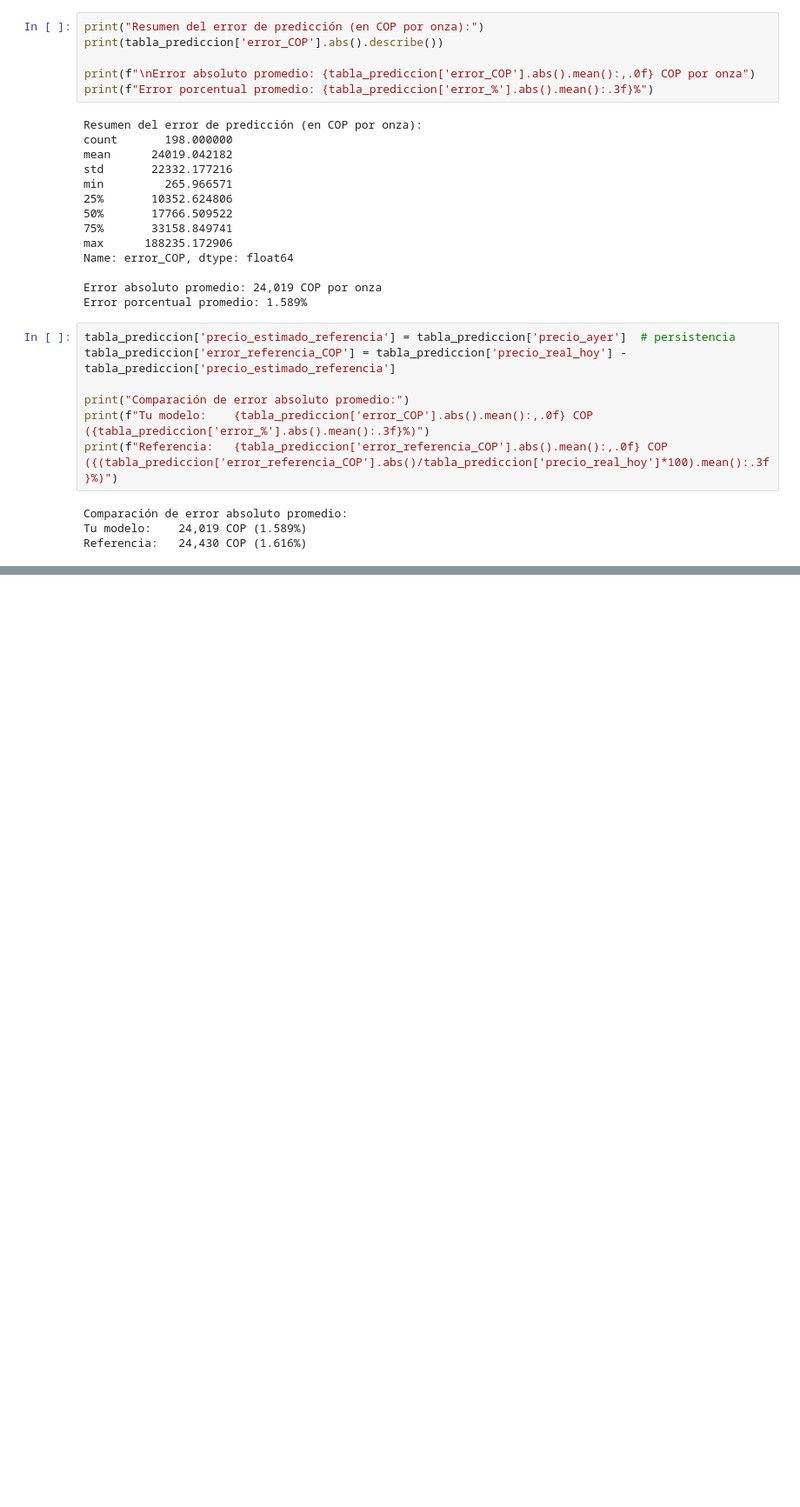
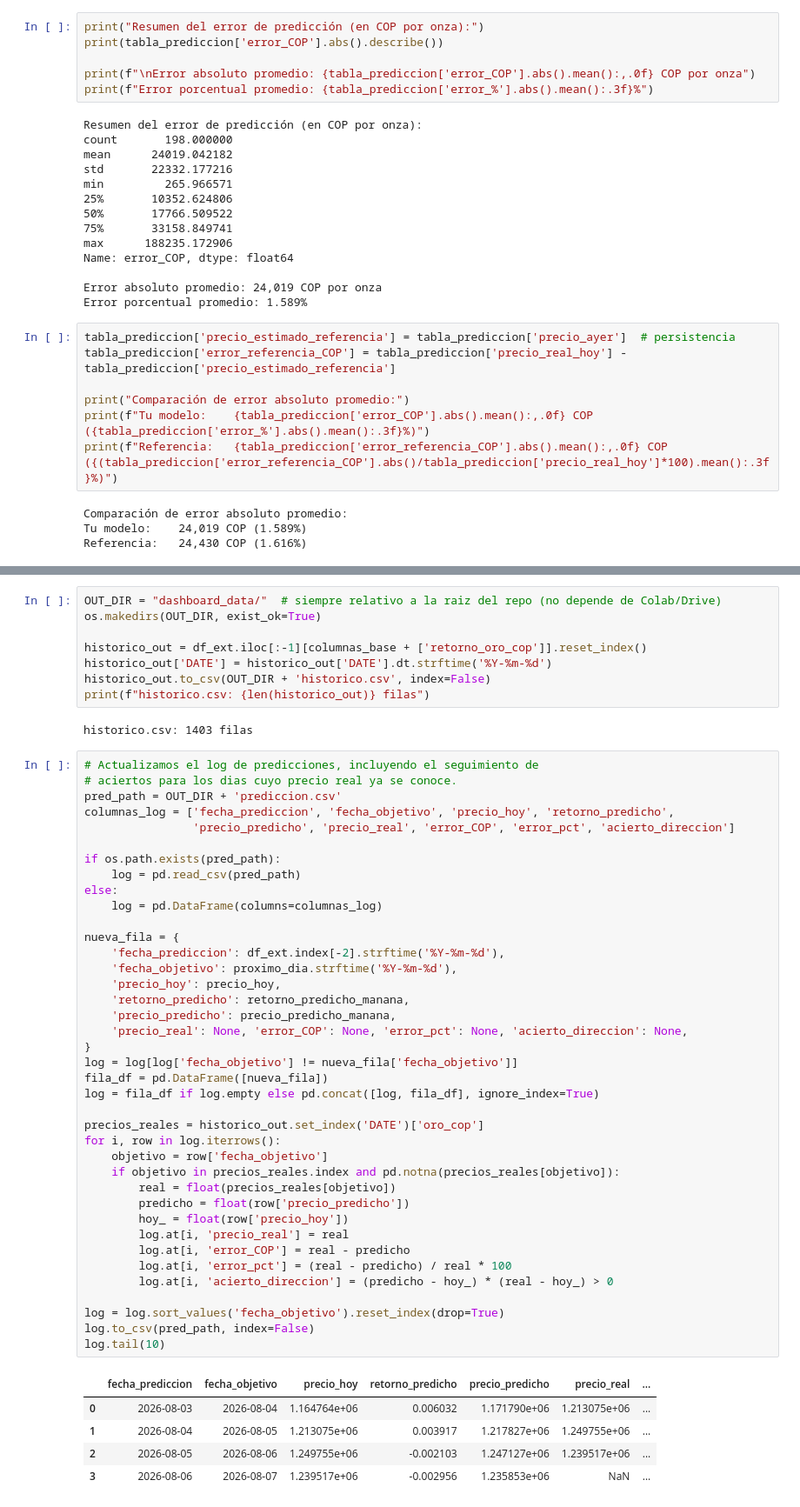
Before and after one commit to michaelsteven1299/proyecto_michael-, a Jupyter notebook: src/04_modelo.ipynb, the cells around one changed output, grey strips where cells are left out. Shown at 87% size. Drawn from its saved outputs; the diff is of its cells as text; blank space fills up the shorter version.

```diff
--- a/src/04_modelo.ipynb
+++ b/src/04_modelo.ipynb
@@ -438,0 +538,55 @@ plt.show()
+# %%
+OUT_DIR = "dashboard_data/"  # siempre relativo a la raiz del repo (no depende de Colab/Drive)
+os.makedirs(OUT_DIR, exist_ok=True)
+
+historico_out = df_ext.iloc[:-1][columnas_base + ['retorno_oro_cop']].reset_index()
+historico_out['DATE'] = historico_out['DATE'].dt.strftime('%Y-%m-%d')
+historico_out.to_csv(OUT_DIR + 'historico.csv', index=False)
+print(f"historico.csv: {len(historico_out)} filas")
+# %% [output]
+historico.csv: 1403 filas
+# %%
+# Actualizamos el log de predicciones, incluyendo el seguimiento de
+# aciertos para los dias cuyo precio real ya se conoce.
+pred_path = OUT_DIR + 'prediccion.csv'
+columnas_log = ['fecha_prediccion', 'fecha_objetivo', 'precio_hoy', 'retorno_predicho',
+                'precio_predicho', 'precio_real', 'error_COP', 'error_pct', 'acierto_direccion']
+
+if os.path.exists(pred_path):
+    log = pd.read_csv(pred_path)
+else:
+    log = pd.DataFrame(columns=columnas_log)
+
+nueva_fila = {
+    'fecha_prediccion': df_ext.index[-2].strftime('%Y-%m-%d'),
+    'fecha_objetivo': proximo_dia.strftime('%Y-%m-%d'),
+    'precio_hoy': precio_hoy,
+    'retorno_predicho': retorno_predicho_manana,
+    'precio_predicho': precio_predicho_manana,
+    'precio_real': None, 'error_COP': None, 'error_pct': None, 'acierto_direccion': None,
+}
+log = log[log['fecha_objetivo'] != nueva_fila['fecha_objetivo']]
+fila_df = pd.DataFrame([nueva_fila])
+log = fila_df if log.empty else pd.concat([log, fila_df], ignore_index=True)
+
+precios_reales = historico_out.set_index('DATE')['oro_cop']
+for i, row in log.iterrows():
+    objetivo = row['fecha_objetivo']
+    if objetivo in precios_reales.index and pd.notna(precios_reales[objetivo]):
+        real = float(precios_reales[objetivo])
+        predicho = float(row['precio_predicho'])
+        hoy_ = float(row['precio_hoy'])
+        log.at[i, 'precio_real'] = real
+        log.at[i, 'error_COP'] = real - predicho
+        log.at[i, 'error_pct'] = (real - predicho) / real * 100
+        log.at[i, 'acierto_direccion'] = (predicho - hoy_) * (real - hoy_) > 0
+
+log = log.sort_values('fecha_objetivo').reset_index(drop=True)
+log.to_csv(pred_path, index=False)
+log.tail(10)
+# %% [output]
+|  | fecha_prediccion | fecha_objetivo | precio_hoy | retorno_predicho | precio_predicho | precio_real | ... |
+| 0 | 2026-08-03 | 2026-08-04 | 1.164764e+06 | 0.006032 | 1.171790e+06 | 1.213075e+06 | ... |
+| 1 | 2026-08-04 | 2026-08-05 | 1.213075e+06 | 0.003917 | 1.217827e+06 | 1.249755e+06 | ... |
+| 2 | 2026-08-05 | 2026-08-06 | 1.249755e+06 | -0.002103 | 1.247127e+06 | 1.239517e+06 | ... |
+| 3 | 2026-08-06 | 2026-08-07 | 1.239517e+06 | -0.002956 | 1.235853e+06 | NaN | ... |
```
Also changed, not shown: parts of 15 cells of this notebook, 13 other files.
